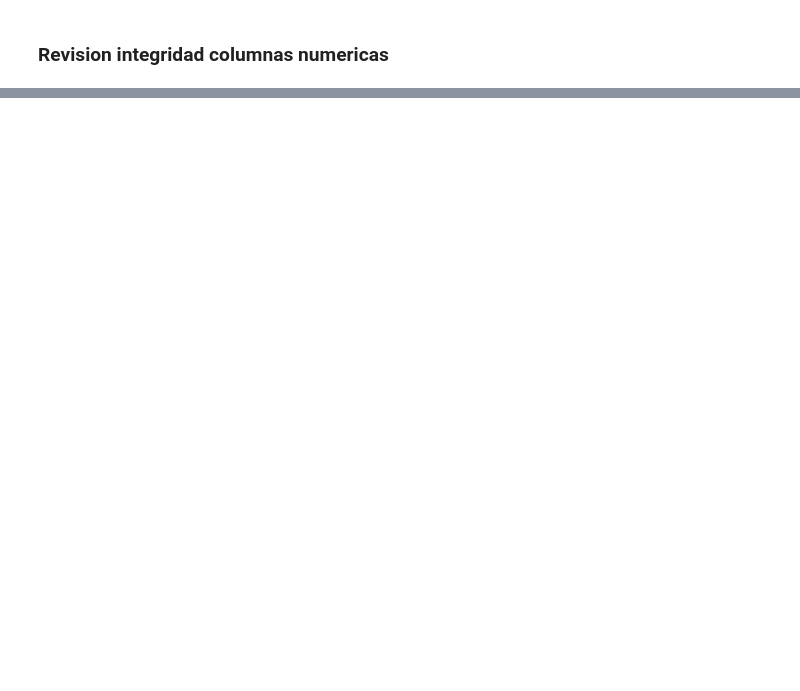
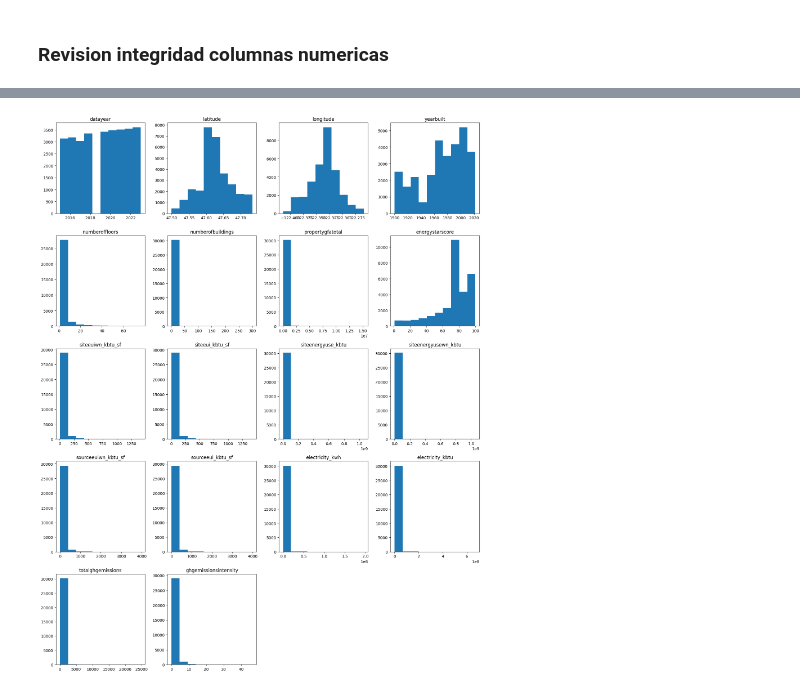
Before and after one commit to LLAES07/seatle, a Jupyter notebook: Notebooks/Proyecto.ipynb, the cells around one changed output, grey strips where cells are left out. Cells and saved outputs as stored; diff of their text form; code cells hidden in the pictures; blank space fills up the shorter version.

```diff
--- a/Notebooks/Proyecto.ipynb
+++ b/Notebooks/Proyecto.ipynb
@@ -382,0 +381,16 @@ df[numeric_cols].describe().T.round(2)
+# %%
+columnas_a_eliminar_numericas = [
+    'osebuildingid',
+    'zipcode',
+    'councildistrictcode',
+    'propertygfabuildings',
+    'propertygfaparking',
+    'selfreportgfatotal',
+    'selfreportgfabuildings',
+    'selfreportparking',
+    'largestpropertyusetypegfa',
+
+
+]
+
+df.drop(columns=columnas_a_eliminar_numericas, inplace=True)
@@ -382,0 +415,3 @@ df[numeric_cols].describe().T.round(2)
+# %%
+df = df[~(df['electricity_kwh']==0)]
+df
@@ -382,0 +441,2 @@ df[numeric_cols].describe().T.round(2)
+# %%
+df.loc[df['electricity_kbtu']==0, 'electricity_kbtu'] = df[df['electricity_kbtu']==0]['electricity_kwh']*3.412
@@ -382,0 +475,26 @@ df[numeric_cols].describe().T.round(2)
+# %%
+import math
+import matplotlib.pyplot as plt
+
+# Supongamos que numeric_cols es una lista de nombres de columnas numéricas
+numeric_cols = df.select_dtypes(include='number').columns
+
+ncols = 4
+nrows = math.ceil(len(numeric_cols) / ncols)
+
+fig, axes = plt.subplots(nrows=nrows, ncols=ncols, figsize=(16, 4 * nrows))
+axes = axes.flatten()  # Para indexar fácilmente cada subplot
+
+for i, col_name in enumerate(numeric_cols):
+    # Graficar un histograma, por ejemplo
+    axes[i].hist(df[col_name])
+    axes[i].set_title(col_name)
+
+# Si sobran ejes (subplots) porque la última fila no está completa, puedes ocultarlos:
+for j in range(i + 1, len(axes)):
+    axes[j].set_visible(False)
+
+plt.tight_layout()
+plt.show()
+# %% [output]
+[figure, added]
```
Also changed, not shown: parts of 23 cells of this notebook, 2 other files.
